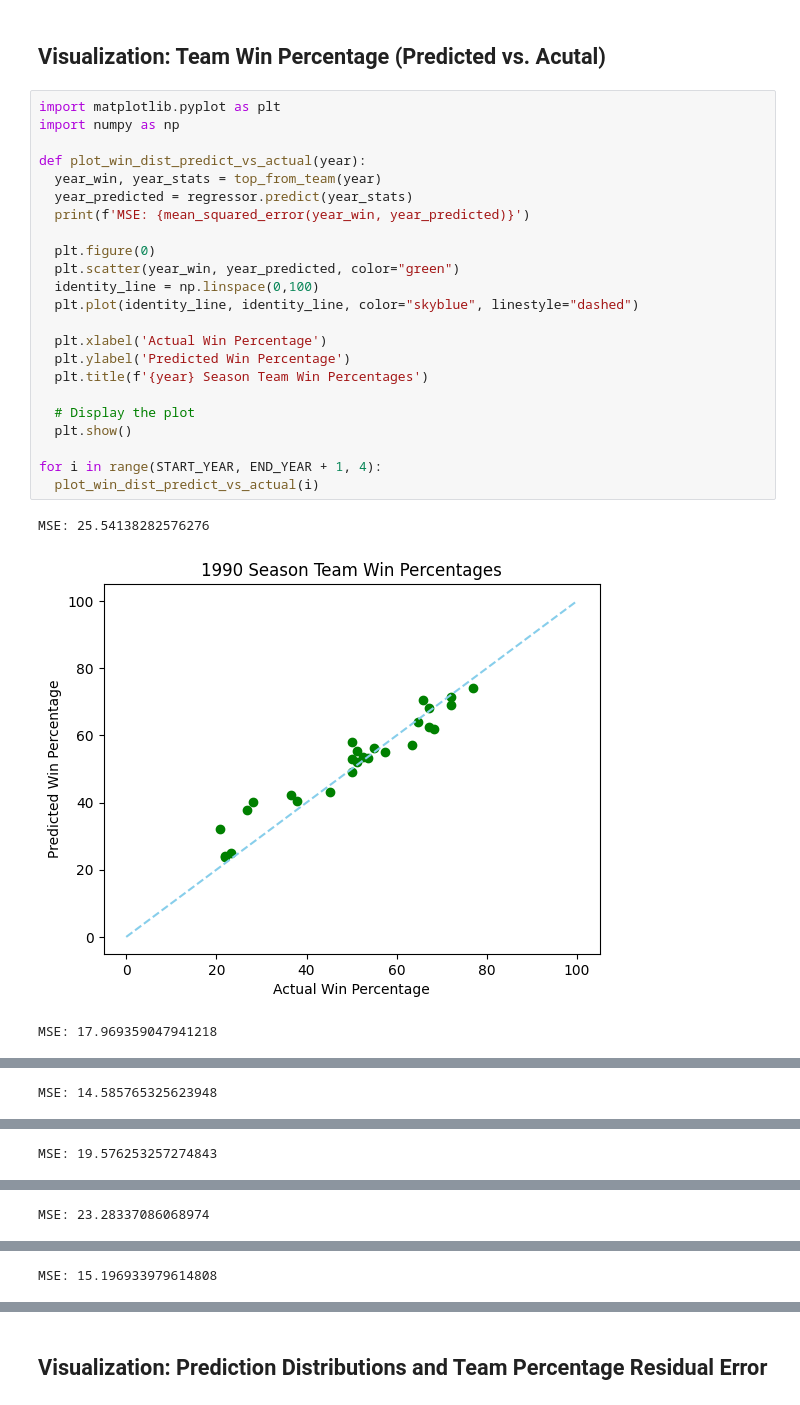
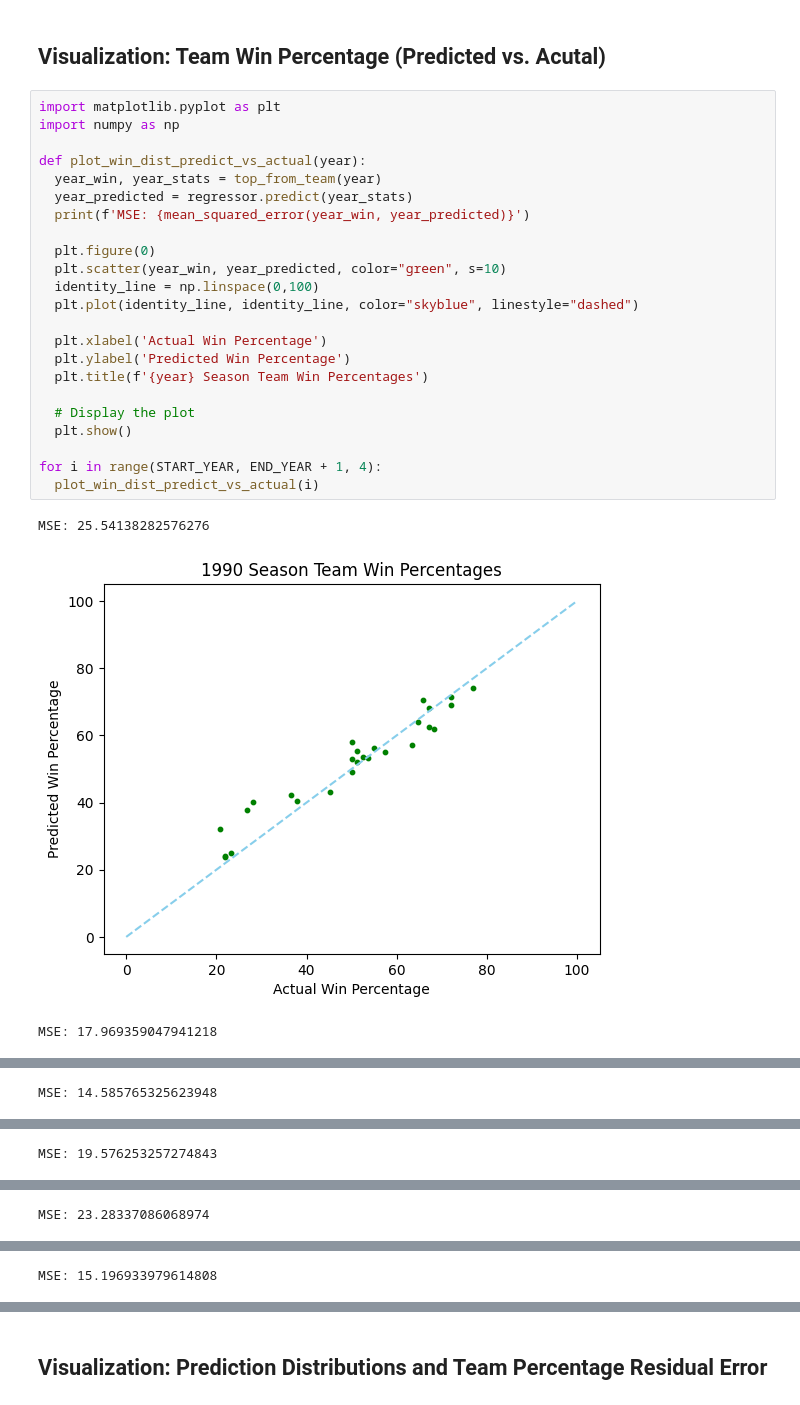
Before and after one commit to cse151a-nba-project/milestone-3, a Jupyter notebook: CSE_151A_Milestone_3.ipynb, the cells around one changed output, grey strips where cells are left out. Saved outputs shown, nothing was run; the diff lists cells and outputs as text.

```diff
--- a/CSE_151A_Milestone_3.ipynb
+++ b/CSE_151A_Milestone_3.ipynb
@@ -148,27 +148,27 @@ Model Testing R^2 (Coeff of Deter.): 0.8878729896447337
 # %%
 import matplotlib.pyplot as plt
 import numpy as np
 
 def plot_win_dist_predict_vs_actual(year):
   year_win, year_stats = top_from_team(year)
   year_predicted = regressor.predict(year_stats)
   print(f'MSE: {mean_squared_error(year_win, year_predicted)}')
 
   plt.figure(0)
-  plt.scatter(year_win, year_predicted, color="green")
+  plt.scatter(year_win, year_predicted, color="green", s=10)
   identity_line = np.linspace(0,100)
   plt.plot(identity_line, identity_line, color="skyblue", linestyle="dashed")
 
   plt.xlabel('Actual Win Percentage')
   plt.ylabel('Predicted Win Percentage')
   plt.title(f'{year} Season Team Win Percentages')
 
   # Display the plot
   plt.show()
 
 for i in range(START_YEAR, END_YEAR + 1, 4):
   plot_win_dist_predict_vs_actual(i)
 # %% [output]
 MSE: 25.54138282576276
-[figure, old version]
+[figure, new version]
 MSE: 17.969359047941218
```
Also changed, not shown: parts of 1 cell of this notebook.
